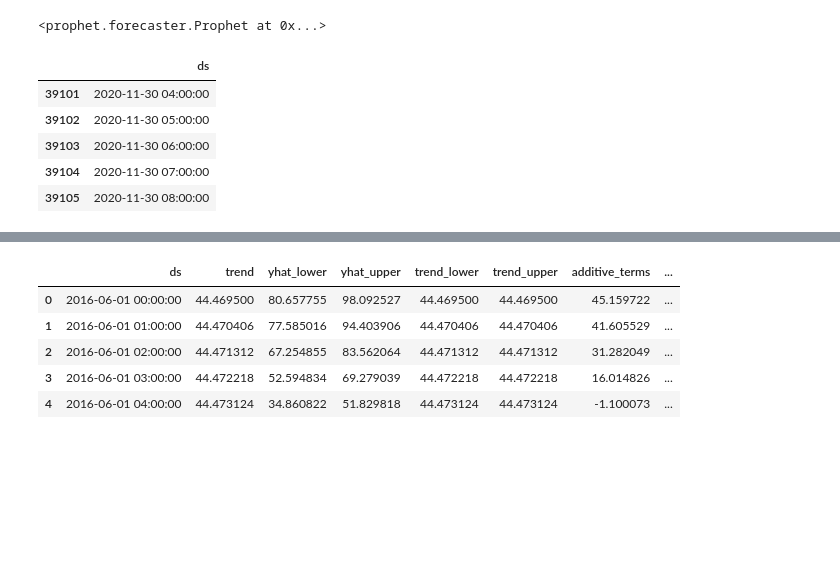
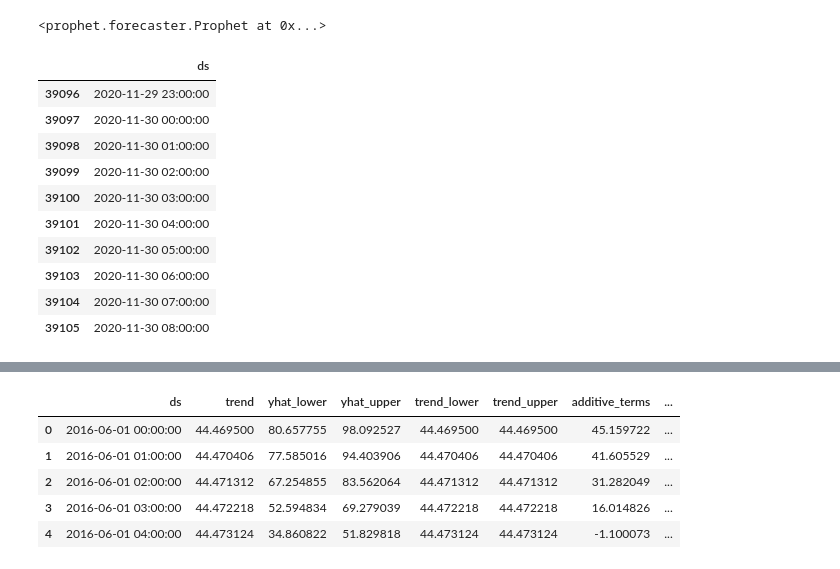
Before and after one commit to jjmccarty/prophet-challenge, a Jupyter notebook: forecasting_net_prophet.ipynb, the cells around one changed output, grey strips where cells are left out. Cells and saved outputs as stored; diff of their text form; code cells hidden in the pictures; blank space fills up the shorter version.

Commit message:
started working on last section, charting prophet data

```diff
--- a/forecasting_net_prophet.ipynb
+++ b/forecasting_net_prophet.ipynb
@@ -489,3 +491,14 @@ Now, you need to produce a time series model that analyzes and forecasts pattern
     * What's the lowest point for search traffic in the calendar year?
 # %% [markdown]
 #### Step 1: Set up the Google search data for a Prophet forecasting model.
+# %%
+#df_mercado_stock_trends.reset_index()
+display(df_mercado_trends.info())
+prophet_df_mercade_trends = df_mercado_trends.copy()
+prophet_df_mercade_trends.reset_index(inplace=True)
+
+prophet_df_mercade_trends.columns = ['ds', 'y']
+
+prophet_df_mercade_trends.dropna(inplace=True)
+display(prophet_df_mercade_trends.head())
+display(prophet_df_mercade_trends.tail())
@@ -513,3 +548,6 @@ Now, you need to produce a time series model that analyzes and forecasts pattern
 | 37103 | 2020-09-07 22:00:00 | 96 |
 | 37104 | 2020-09-07 23:00:00 | 97 |
 | 37105 | 2020-09-08 00:00:00 | 96 |
+# %%
+m = Prophet()
+m
@@ -517,3 +557,6 @@ Now, you need to produce a time series model that analyzes and forecasts pattern
 # Call the Prophet function, store as an object
 # %% [output]
 <prophet.forecaster.Prophet at 0x...>
+# %%
+m.fit(prophet_df_mercade_trends)
+m
@@ -533,11 +580,22 @@ INFO:cmdstanpy:Chain [1] done processing
 # %%
 # Create a future dataframe to hold predictions
 # Make the prediction go out as far as 2000 hours (approx 80 days)
 
 
+future_mercado_trends = m.make_future_dataframe(periods=2000, freq='h')
+
+# Review the first and last 10 rows of the DataFrame
+#display(future_mercado_trends.head(10))
+display(future_mercado_trends.tail(10))
+
 # View the last five rows of the future_mercado_trends DataFrame
 # %% [output]
 |  | ds |
+| 39096 | 2020-11-29 23:00:00 |
+| 39097 | 2020-11-30 00:00:00 |
+| 39098 | 2020-11-30 01:00:00 |
+| 39099 | 2020-11-30 02:00:00 |
+| 39100 | 2020-11-30 03:00:00 |
 | 39101 | 2020-11-30 04:00:00 |
 | 39102 | 2020-11-30 05:00:00 |
 | 39103 | 2020-11-30 06:00:00 |
```
Also changed, not shown: parts of 10 cells of this notebook.
